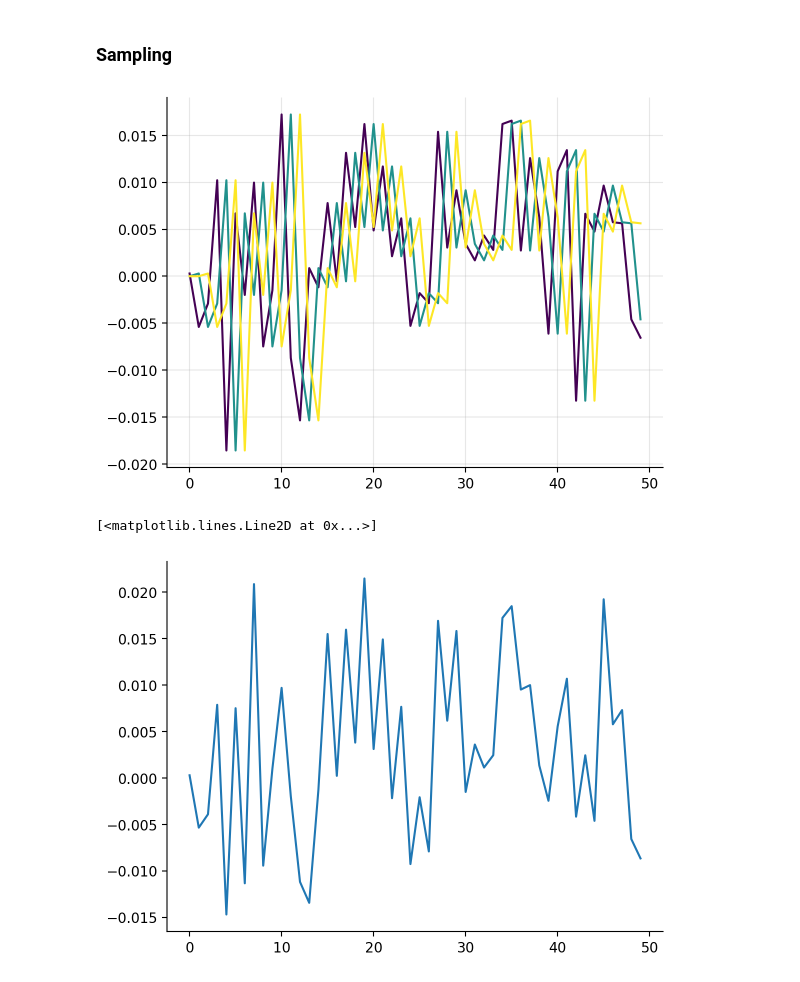
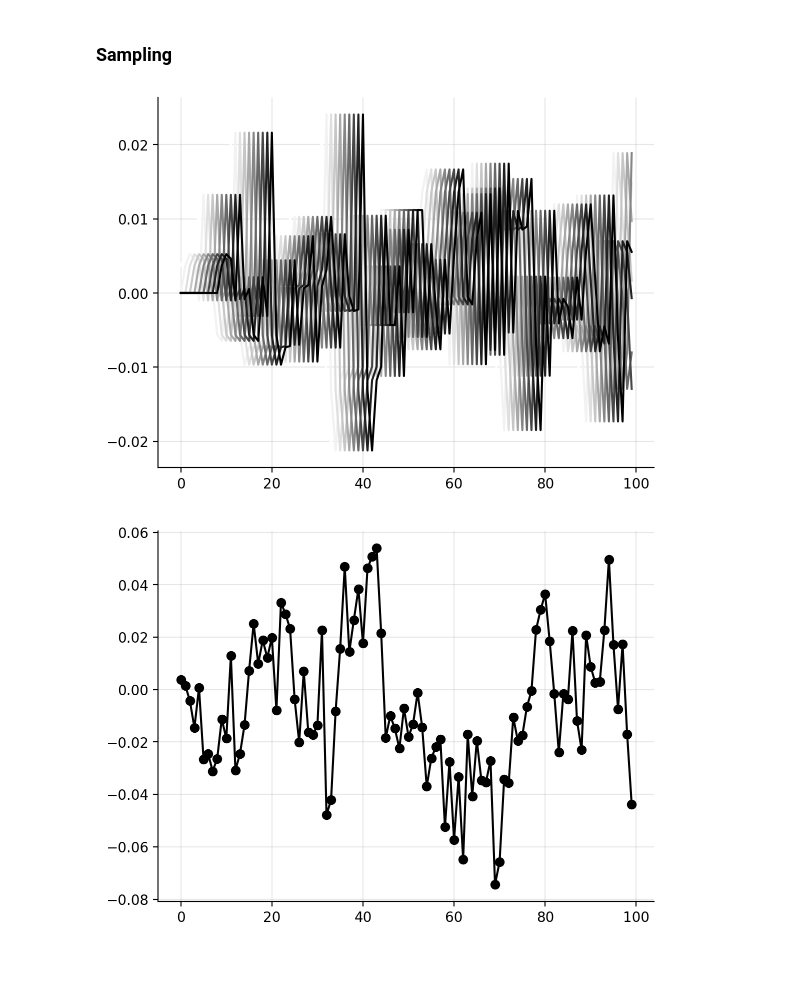
Before and after one commit to gerdm/misc, a Jupyter notebook: 2024-10/arma-ssm.ipynb, the cells around one changed output. Drawn from its saved outputs; the diff is of its cells as text; code cells hidden in the pictures.

```diff
--- a/2024-10/arma-ssm.ipynb
+++ b/2024-10/arma-ssm.ipynb
@@ -78,14 +107,2 @@ A = jnp.array([[0.2, 0.3, -0.5]])
-# %%
-def step(x, key):
-    et = jax.random.normal(key, (1,1)) * w0
-    y = A @ x + et # y(t)
-    z = Fma @ x + Tm @ et # z(t+1)
-
-    out = {
-        "y": y,
-        "z": z
-    }
-
-    return z, out
 # %%
-n_samples = 50
+n_samples = 100
@@ -99,12 +109,21 @@ hist = jax.tree.map(jnp.squeeze, hist)
+# %%
+step_ma = partial(step, F=Fma, H=A, T=Tm)
+# %%
+w0 = 0.1 ** 2 # measurement noise
+z0 = jnp.zeros((m, 1))
+
+keys = jax.random.split(key, n_samples)
+_, hist = jax.lax.scan(step_ma, z0, keys)
+hist = jax.tree.map(jnp.squeeze, hist)
 # %%
-colors = plt.cm.viridis(jnp.linspace(0, 1, 3))
+colors = plt.cm.Grays(jnp.linspace(0, 1, m))
 for i, color in enumerate(colors):
     plt.plot(hist["z"][:, i], color=color)
 plt.grid(alpha=0.3)
 # %% [output]
-[figure, old version]
+[figure, new version]
 # %%
-plt.plot(hist["y"])
+plt.plot(hist["y"], c="black", marker="o")
+plt.grid(alpha=0.3)
 # %% [output]
-[<matplotlib.lines.Line2D at 0x...>]
-[figure, old version]
+[figure, new version]
```
Also changed, not shown: parts of 24 cells of this notebook.
